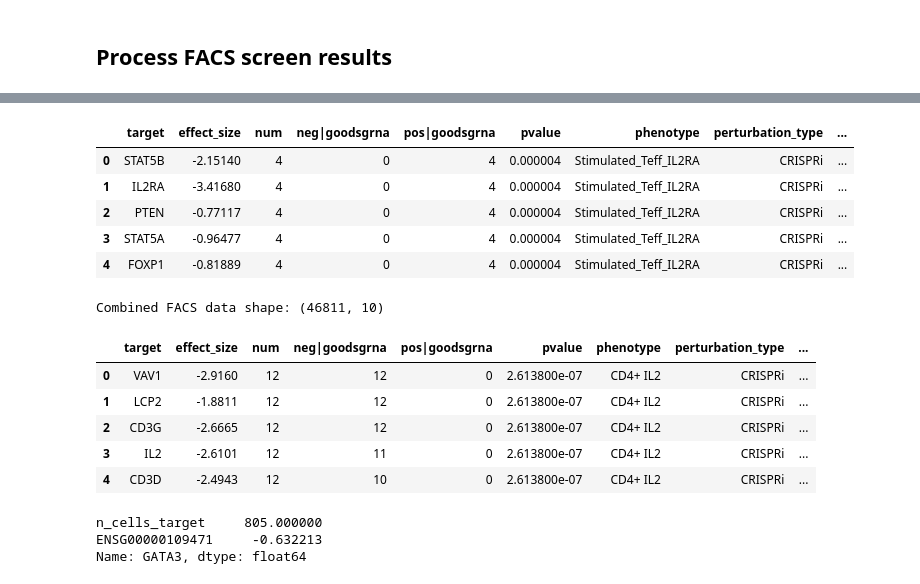
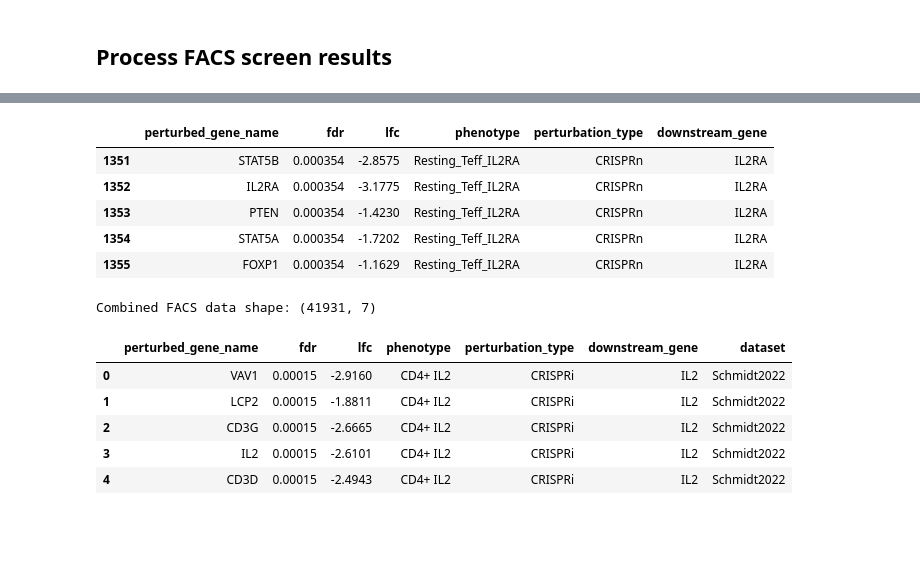
Before and after one commit to emdann/GWT_perturbseq_analysis_2025, a Jupyter notebook: src/3_DE_analysis/FACS_comparison_full.ipynb, the cells around one changed output, grey strips where cells are left out. Saved outputs shown, nothing was run; the diff lists cells and outputs as text; code cells hidden in the pictures; blank space fills up the shorter version.

```diff
--- a/src/3_DE_analysis/FACS_comparison_full.ipynb
+++ b/src/3_DE_analysis/FACS_comparison_full.ipynb
@@ -45,26 +35,25 @@ adata_de.obs['target_contrast'].nunique()
 # %% [markdown]
 ## Process FACS screen results
 # %%
-def get_mageck_pval(df, lfc_col='neg|lfc', pos_pval_col='pos|p-value', neg_pval_col='neg|p-value'):
+def get_mageck_pval(df, lfc_col='neg|lfc', pos_fdr_col='pos|fdr', neg_fdr_col='neg|fdr'):
     # Create a copy to avoid modifying the original DataFrame
     result_df = df.copy()
 
-    result_df['pvalue'] = np.nan
+    result_df['fdr'] = np.nan
 
     for idx, row in result_df.iterrows():
         log_fc = row[lfc_col]
 
-        # Select the appropriate p-value based on the direction of log_fc
+        # Select the appropriate fdr based on the direction of log_fc
         if log_fc > 0:
-            p_value = row[pos_pval_col]
+            fdr = row[pos_fdr_col]
         elif log_fc < 0:
-            p_value = row[neg_pval_col]
+            fdr = row[neg_fdr_col]
         else:
             # If log_fc is exactly 0, standard error is undefined
             continue
 
-        # Convert p-value to z-score (handling potential invalid p-values)
-        if 0 <= p_value < 1:
-            result_df.at[idx, 'pvalue'] = p_value
+        if 0 <= fdr < 1:
+            result_df.at[idx, 'fdr'] = fdr
 
     return result_df
@@ -74,2 +60,4 @@ keep_mageck_columns = ['target', 'effect_size', 'num', 'neg|goodsgrna',
+# %%
+keep_mageck_columns = ['perturbed_gene_name', 'fdr', 'lfc', 'phenotype', 'perturbation_type', 'downstream_gene']
 # %%
 Schmidt2022_data = pd.read_csv('../../metadata/SchmidtSteinhart2022_CRISPRi_screen_gene_phenotypes.csv', index_col=0)
@@ -130,56 +102,54 @@ Arce_IL2RA_data = pd.read_csv('../../metadata/Arce2025_Screen.csv')
 # Identify columns with suffixes like '.Resting_Teff', '.Resting_Treg'
 suffixes = [col.split('.')[-1] for col in Arce_IL2RA_data.columns if '.' in col]
 suffixes = list(set(suffixes))  # Get unique suffixes
 
 # Create a list to store melted dataframes for each suffix
 melted_dfs = []
 
 for suffix in suffixes:
     # Get columns for this suffix
     suffix_cols = [col for col in Arce_IL2RA_data.columns if col.endswith('.' + suffix)]
     # Get base columns (without suffix)
     base_cols = [col.split('.')[0] for col in suffix_cols]
 
     # Create a subset with id and columns for this suffix
     subset = Arce_IL2RA_data[['id'] + suffix_cols].copy()
     # Rename columns to remove suffix
     rename_dict = {suffix_cols[i]: base_cols[i] for i in range(len(suffix_cols))}
     subset = subset.rename(columns=rename_dict)
     # Add condition column
     subset['phenotype'] = suffix
 
     melted_dfs.append(subset)
 
 # Combine all melted dataframes
 long_Arce_data = pd.concat(melted_dfs, ignore_index=True)
+long_Arce_data = long_Arce_data[long_Arce_data.phenotype!='Resting_Treg'].copy() # Not considering resting Treg
 long_Arce_data['phenotype'] = long_Arce_data['phenotype'].astype(str) + '_IL2RA'
 long_Arce_data['downstream_gene'] = 'IL2RA'
-long_Arce_data['perturbation_type'] = 'CRISPRi'
+long_Arce_data['perturbation_type'] = 'CRISPRn'
 long_Arce_data = get_mageck_pval(long_Arce_data)
+long_Arce_data = long_Arce_data.rename({'id':'perturbed_gene_name', 'neg|lfc':'lfc'}, axis=1)[keep_mageck_columns]
+long_Arce_data['lfc'] = long_Arce_data['lfc'] * -1 # Somehow the effect size is flipped
 long_Arce_data.head()
-long_Arce_data = long_Arce_data.rename({'id':'target', 'neg|lfc':'effect_size', 'screen':'phenotype'}, axis=1)[keep_mageck_columns]
-long_Arce_data['effect_size'] = long_Arce_data['effect_size'] * -1
-long_Arce_data.head()
 # %% [output]
-|  | target | effect_size | num | neg|goodsgrna | pos|goodsgrna | pvalue | phenotype | perturbation_type | ... |
-| 0 | STAT5B | -2.15140 | 4 | 0 | 4 | 0.000004 | Stimulated_Teff_IL2RA | CRISPRi | ... |
-| 1 | IL2RA | -3.41680 | 4 | 0 | 4 | 0.000004 | Stimulated_Teff_IL2RA | CRISPRi | ... |
-| 2 | PTEN | -0.77117 | 4 | 0 | 4 | 0.000004 | Stimulated_Teff_IL2RA | CRISPRi | ... |
-| 3 | STAT5A | -0.96477 | 4 | 0 | 4 | 0.000004 | Stimulated_Teff_IL2RA | CRISPRi | ... |
-| 4 | FOXP1 | -0.81889 | 4 | 0 | 4 | 0.000004 | Stimulated_Teff_IL2RA | CRISPRi | ... |
+|  | perturbed_gene_name | fdr | lfc | phenotype | perturbation_type | downstream_gene |
+| 1351 | STAT5B | 0.000354 | -2.8575 | Resting_Teff_IL2RA | CRISPRn | IL2RA |
+| 1352 | IL2RA | 0.000354 | -3.1775 | Resting_Teff_IL2RA | CRISPRn | IL2RA |
+| 1353 | PTEN | 0.000354 | -1.4230 | Resting_Teff_IL2RA | CRISPRn | IL2RA |
+| 1354 | STAT5A | 0.000354 | -1.7202 | Resting_Teff_IL2RA | CRISPRn | IL2RA |
+| 1355 | FOXP1 | 0.000354 | -1.1629 | Resting_Teff_IL2RA | CRISPRn | IL2RA |
 # %%
 # Concatenate all FACS tables into one dataframe
 # First, add a source column to each dataframe to track the origin
 Schmidt2022_data['dataset'] = 'Schmidt2022'
 FOXP3_data['dataset'] = 'Umhoefer2025'
-Fremer_IL2RA_data['dataset'] = 'Freimer2022'
 long_Arce_data['dataset'] = 'Arce2025'
 
 # Concatenate all dataframes
 all_FACS_data = pd.concat([
     Schmidt2022_data,
     FOXP3_data,
-    Fremer_IL2RA_data,
     long_Arce_data
 ], ignore_index=True)
 
@@ -187,22 +157,10 @@ all_FACS_data = pd.concat([
 print(f"Combined FACS data shape: {all_FACS_data.shape}")
 all_FACS_data.head()
 # %% [output]
-Combined FACS data shape: (46811, 10)
+Combined FACS data shape: (41931, 7)
-|  | target | effect_size | num | neg|goodsgrna | pos|goodsgrna | pvalue | phenotype | perturbation_type | ... |
-| 0 | VAV1 | -2.9160 | 12 | 12 | 0 | 2.613800e-07 | CD4+ IL2 | CRISPRi | ... |
-| 1 | LCP2 | -1.8811 | 12 | 12 | 0 | 2.613800e-07 | CD4+ IL2 | CRISPRi | ... |
-| 2 | CD3G | -2.6665 | 12 | 12 | 0 | 2.613800e-07 | CD4+ IL2 | CRISPRi | ... |
-| 3 | IL2 | -2.6101 | 12 | 11 | 0 | 2.613800e-07 | CD4+ IL2 | CRISPRi | ... |
-| 4 | CD3D | -2.4943 | 12 | 10 | 0 | 2.613800e-07 | CD4+ IL2 | CRISPRi | ... |
+|  | perturbed_gene_name | fdr | lfc | phenotype | perturbation_type | downstream_gene | dataset |
+| 0 | VAV1 | 0.00015 | -2.9160 | CD4+ IL2 | CRISPRi | IL2 | Schmidt2022 |
+| 1 | LCP2 | 0.00015 | -1.8811 | CD4+ IL2 | CRISPRi | IL2 | Schmidt2022 |
+| 2 | CD3G | 0.00015 | -2.6665 | CD4+ IL2 | CRISPRi | IL2 | Schmidt2022 |
+| 3 | IL2 | 0.00015 | -2.6101 | CD4+ IL2 | CRISPRi | IL2 | Schmidt2022 |
+| 4 | CD3D | 0.00015 | -2.4943 | CD4+ IL2 | CRISPRi | IL2 | Schmidt2022 |
-# %%
-cond = 'Rest'
-gene = 'IL2'
-FACS_gene_id = adata_de.var_names[adata_de.var['gene_name'] == gene].tolist()[0]
-effect_on_facs_gene = sc.get.obs_df(adata_de[adata_de.obs['culture_condition'] == cond],
-                                        ['target_contrast_gene_name', 'n_cells_target', FACS_gene_id],
-                                        layer='zscore')
-effect_on_facs_gene.sort_values(FACS_gene_id).set_index('target_contrast_gene_name').loc['GATA3']
-# %% [output]
-n_cells_target     805.000000
-ENSG00000109471     -0.632213
-Name: GATA3, dtype: float64
```
Also changed, not shown: parts of 25 cells of this notebook, 32 other files.
